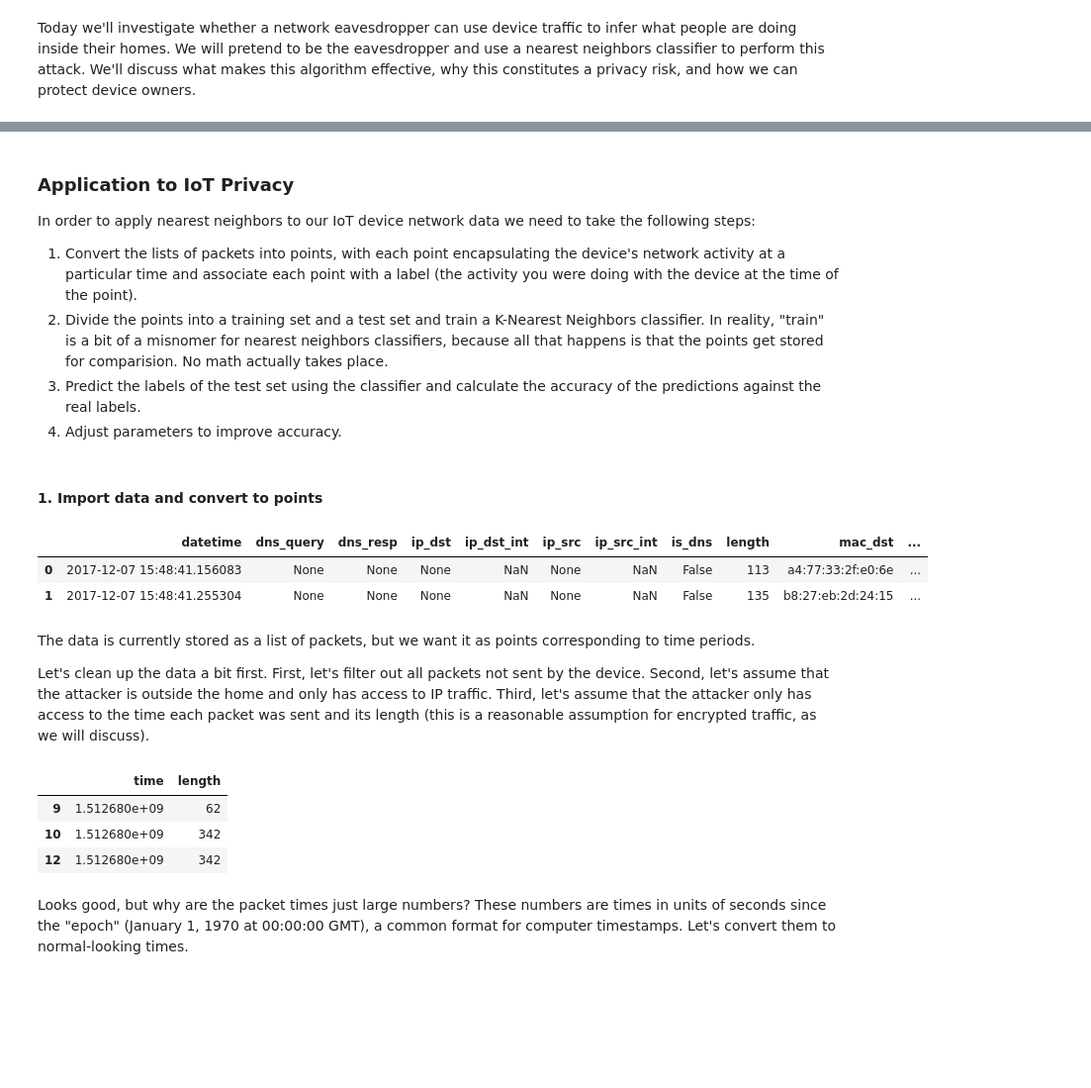
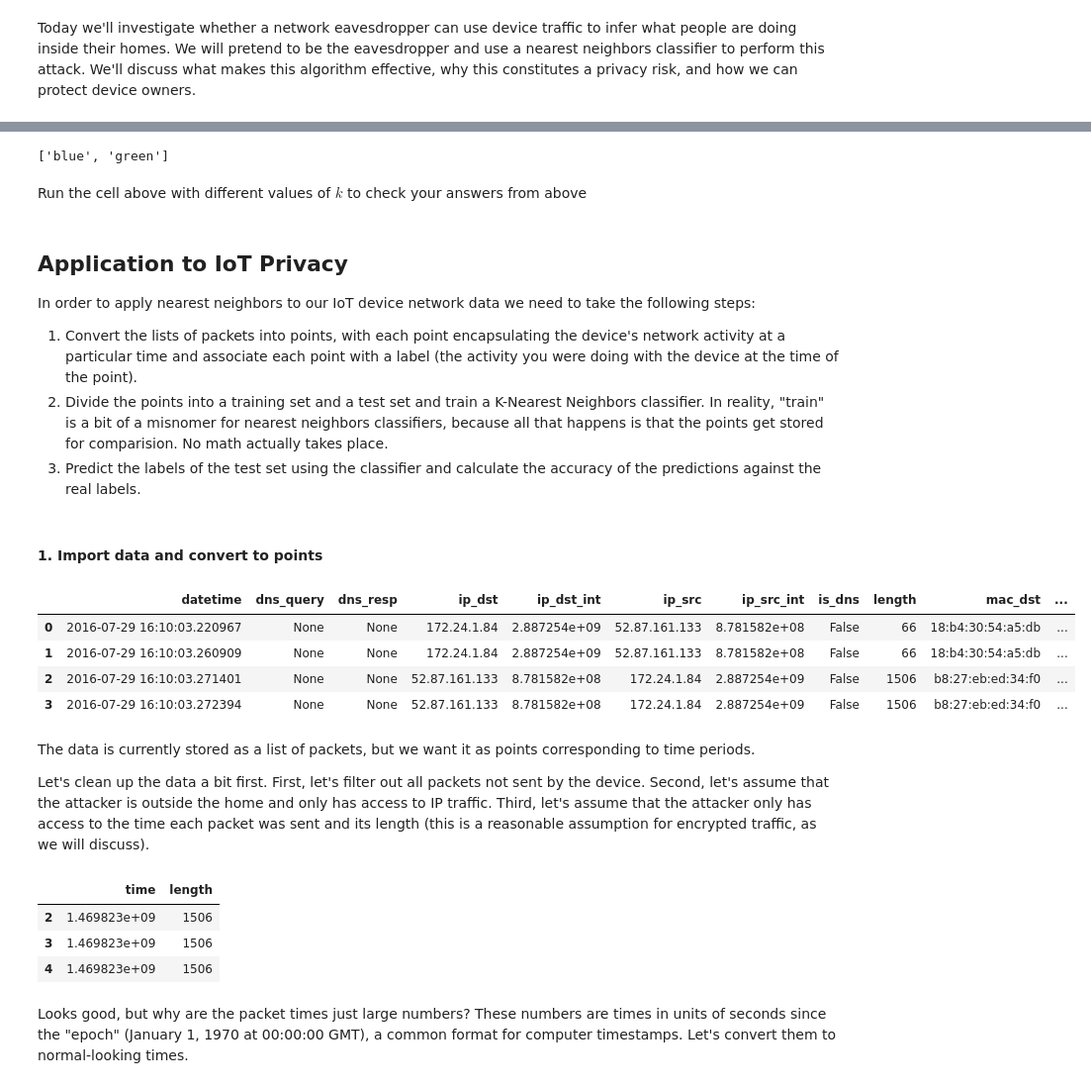
Before and after one commit to noise-lab/ml-networking, a Jupyter notebook: 6_Nearest_Neighbors.ipynb, the cells around one changed output, grey strips where cells are left out. Shown at 99% size. Saved outputs shown, nothing was run; the diff lists cells and outputs as text; code cells hidden in the pictures; blank space fills up the shorter version.

```diff
--- a/6_Nearest_Neighbors.ipynb
+++ b/6_Nearest_Neighbors.ipynb
@@ -39,39 +54,62 @@ This same technique generalizes to objects that have more features (higher dimen
+# %%
+# get the training data in the right format
+
+# Create a nearest neighbors object
+k = 1
+nn = KNeighborsClassifier(n_neighbors=k)
+
+# train the classifier using the labeled points
+nn.fit(points, classes)
+
+# predict the value of the unknown points.
+predictions = nn.predict(unknown)
+
+# print the predictions
+print([colors[i] for i in predictions])
+# %% [output]
+['blue', 'green']
+# %% [markdown]
+Run the cell above with different values of $k$ to check your answers from above
 # %% [markdown]
-### Application to IoT Privacy
+## Application to IoT Privacy
 
 In order to apply nearest neighbors to our IoT device network data we need to take the following steps:
 1. Convert the lists of packets into points, with each point encapsulating the device's network activity at a particular time and associate each point with a label (the activity you were doing with the device at the time of the point).
 2. Divide the points into a training set and a test set and train a K-Nearest Neighbors classifier. In reality, "train" is a bit of a misnomer for nearest neighbors classifiers, because all that happens is that the points get stored for comparision. No math actually takes place.
 3. Predict the labels of the test set using the classifier and calculate the accuracy of the predictions against the real labels.
-4. Adjust parameters to improve accuracy.
 # %% [markdown]
 #### 1. Import data and convert to points
 # %%
-pcap = pcap_to_pandas('example_pcaps/google_home.pcap') # this can take a few minutes
-pcap.head(n=2)
+pcap = pcap_to_pandas('example_pcaps/nestcam_live.pcap') # this can take a few minutes
+pcap.head(n=4)
 # %% [output]
 |  | datetime | dns_query | dns_resp | ip_dst | ip_dst_int | ip_src | ip_src_int | is_dns | length | mac_dst | ... |
-| 0 | 2017-12-07 15:48:41.156083 | None | None | None | NaN | None | NaN | False | 113 | a4:77:33:2f:e0:6e | ... |
-| 1 | 2017-12-07 15:48:41.255304 | None | None | None | NaN | None | NaN | False | 135 | b8:27:eb:2d:24:15 | ... |
+| 0 | 2016-07-29 16:10:03.220967 | None | None | 172.24.1.84 | 2.887254e+09 | 52.87.161.133 | 8.781582e+08 | False | 66 | 18:b4:30:54:a5:db | ... |
+| 1 | 2016-07-29 16:10:03.260909 | None | None | 172.24.1.84 | 2.887254e+09 | 52.87.161.133 | 8.781582e+08 | False | 66 | 18:b4:30:54:a5:db | ... |
+| 2 | 2016-07-29 16:10:03.271401 | None | None | 52.87.161.133 | 8.781582e+08 | 172.24.1.84 | 2.887254e+09 | False | 1506 | b8:27:eb:ed:34:f0 | ... |
+| 3 | 2016-07-29 16:10:03.272394 | None | None | 52.87.161.133 | 8.781582e+08 | 172.24.1.84 | 2.887254e+09 | False | 1506 | b8:27:eb:ed:34:f0 | ... |
 # %% [markdown]
 The data is currently stored as a list of packets, but we want it as points corresponding to time periods.
 
 Let's clean up the data a bit first. First, let's filter out all packets not sent by the device. Second, let's assume that the attacker is outside the home and only has access to IP traffic. Third, let's assume that the attacker only has access to the time each packet was sent and its length (this is a reasonable assumption for encrypted traffic, as we will discuss).
 # %%
-device_mac_address = ''
+# filter only packets sent by device
+device_mac_address = '18:b4:30:54:a5:db'
 device_packets = pcap.loc[pcap['mac_src'] == device_mac_address]
 
+# Remove all non-IP packets
 ip_packets = device_packets.loc[device_packets['ip_src'].notnull()]
 ip_packets = ip_packets.loc[ip_packets['ip_src'] != '0.0.0.0']
 ip_packets = ip_packets.loc[ip_packets['ip_dst'] != '0.0.0.0']
 
+# select only the 'time' and 'length' columns
 time_packets = ip_packets[['time', 'length']]
 time_packets.head(n=3)
 # %% [output]
 |  | time | length |
-| 9 | 1.512680e+09 | 62 |
-| 10 | 1.512680e+09 | 342 |
-| 12 | 1.512680e+09 | 342 |
+| 2 | 1.469823e+09 | 1506 |
+| 3 | 1.469823e+09 | 1506 |
+| 4 | 1.469823e+09 | 1506 |
 # %% [markdown]
 Looks good, but why are the packet times just large numbers? These numbers are times in units of seconds since the "epoch" (January 1, 1970 at 00:00:00 GMT), a common format for computer timestamps. Let's convert them to normal-looking times.
 # %%
```
Also changed, not shown: parts of 25 cells of this notebook, 3 other files.
